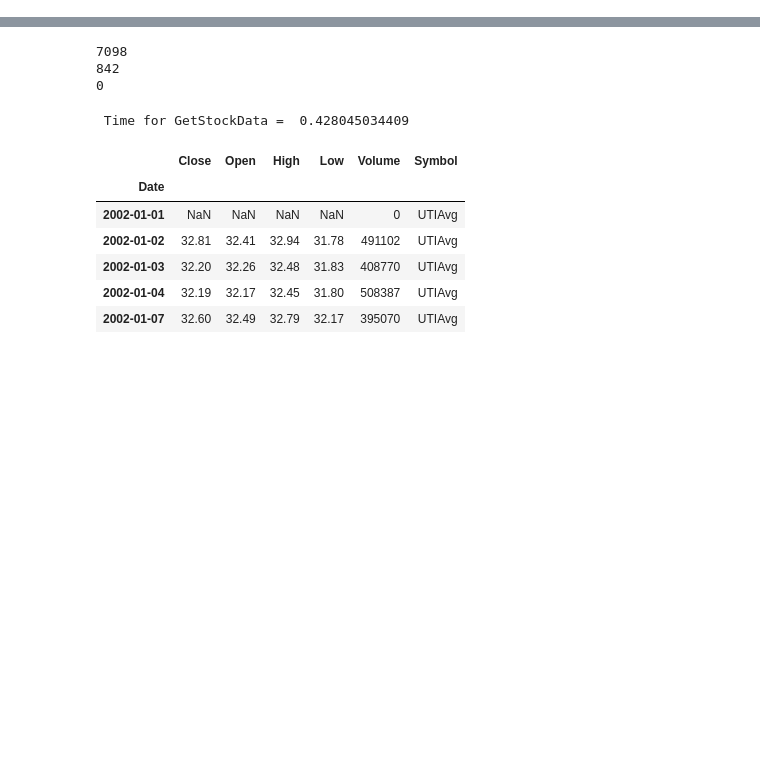
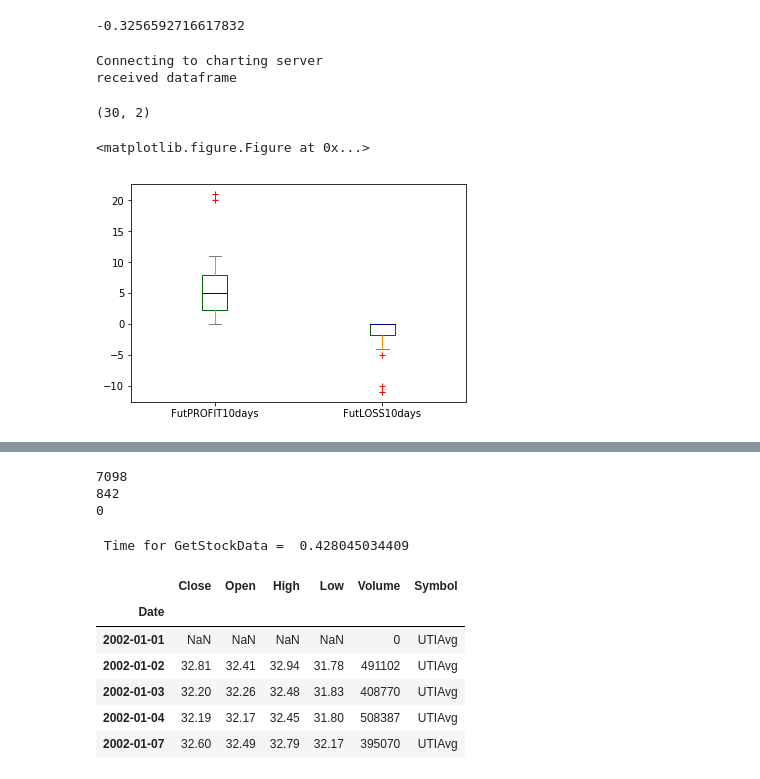
Before and after one commit to ajmal017/trade_analytics, a Jupyter notebook: trade_analytics/trade_analytics.ipynb, the cells around one changed output, grey strips where cells are left out. Cells and saved outputs as stored; diff of their text form; code cells hidden in the pictures; blank space fills up the shorter version.

```diff
--- a/trade_analytics/trade_analytics.ipynb
+++ b/trade_analytics/trade_analytics.ipynb
@@ -15,6 +15,8 @@ from dataapp import tasks as dtatks
 from dataapp import libs as dtalibs
 from stockapp import tasks as stktks
 from stockapp import libs as stklibs
+import featureapp.models as ftmd
+import featureapp.tasks as fttks
 import featureapp as ftapp
 import utility as uty
 from utility import models as utymd
@@ -35,3 +37,56 @@ from utility import codemanager as cdmng
 import json
 from django.contrib.auth.models import AnonymousUser
 import threading
+
+stk=stkmd.Stockmeta.objects.get(Symbol='TSLA')
+Fromdate=pd.datetime(2008,1,1)
+Todate=pd.datetime.today()
+Trange=pd.date_range(Fromdate,Todate)
+Trange=[T.date() for T in Trange if T.weekday()<=4]
+
+# fttks.computefeatuers(stk.id,Trange)
+# %%
+featurecodes=ftmd.FeatureComputeCode.objects.all()
+computecode=featurecodes[0]
+computeclass=computecode.importcomputeclass()
+CC=computeclass(stk.id,Trange)
+CC.computeall(skipdone=True)
+CC.saveall()
+CC.df=CC.addindicators(CC.df,[{'name':'SMA','timeperiod':20,'colname':'SMA20'},{'name':'SMA','timeperiod':50,'colname':'SMA50'}])
+# %%
+(16.11-23.89)/23.89
+# %% [output]
+-0.3256592716617832
+# %%
+CC.chartfeatures(CC.df,['CCICHERRIES'],ip=5559)
+# %% [output]
+Connecting to charting server
+received dataframe
+# %%
+def applyrollingfunc(df,newcolname,func,window):
+    df[newcolname]=np.nan
+    for i in range(window,len(df)):
+        dw=df.loc[ df.index[i-window:i],:  ]
+        df.loc[df.index[i],newcolname]=func(dw)
+
+    return df
+
+def getsignal(dw):
+    if len(dw[(dw['CCICHERRIES']==1)  & (dw['CCI50']>=150) ])>0:
+        if dw.iloc[-1]['PastPROFIT10days']<=10 and dw.iloc[-1]['PastLOSS10days']>=-2:
+            return 1
+    return 0
+
+
+CC.df=applyrollingfunc(CC.df,'mysignal',getsignal,10)
+# %%
+color = dict(boxes='DarkGreen', whiskers='DarkOrange',medians='DarkBlue', caps='Gray')
+plt.figure()
+dp=CC.df[(CC.df['mysignal']==1) ][['FutPROFIT10days','FutLOSS10days']]
+dp.plot.box(color=color, sym='r+')
+print dp.shape
+plt.show()
+# %% [output]
+(30, 2)
+<matplotlib.figure.Figure at 0x...>
+[figure, added]
```
Also changed, not shown: parts of 8 cells of this notebook, 17 other files.
